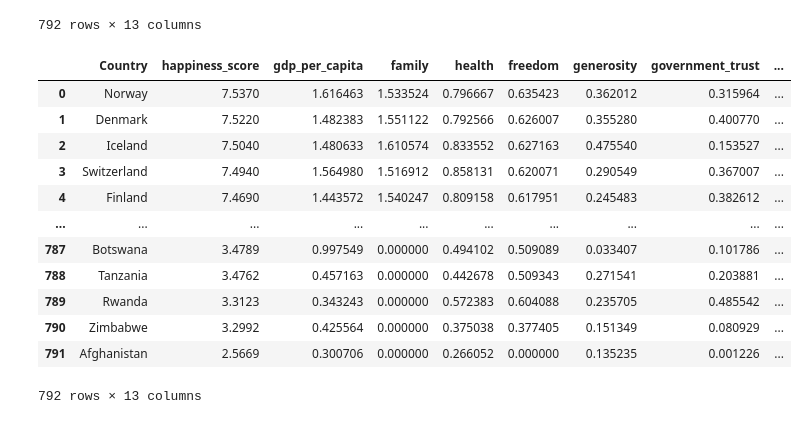
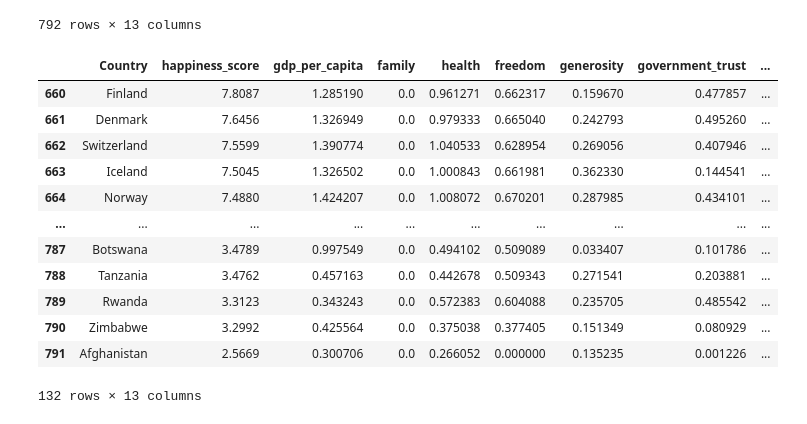
Before and after one commit to ikariyani/python-100daysChallenge, a Jupyter notebook: PROJECT/DAY 50/Untitled.ipynb, the cells around one changed output. Drawn from its saved outputs; the diff is of its cells as text; code cells hidden in the pictures.

```diff
--- a/PROJECT/DAY 50/Untitled.ipynb
+++ b/PROJECT/DAY 50/Untitled.ipynb
@@ -24,26 +31,21 @@ df
 | 791 | Afghanistan | 2.5669 | 0.300706 | 0.000000 | 0.266052 | 0.000000 | 0.135235 | 0.001226 | ... |
 792 rows × 13 columns
 # %%
-data = df.loc[(df['Year'] == 2020) |
-              (df['Year'] == 2019) |
-              (df['Year'] == 2018) |
-              (df['Year'] == 2017) |
-              (df['Year'] == 2016) |
-              (df['Year'] == 2015)]
+data = df.loc[(df['Year'] == 2020)  ]
 
 data
 # %% [output]
 |  | Country | happiness_score | gdp_per_capita | family | health | freedom | generosity | government_trust | ... |
-| 0 | Norway | 7.5370 | 1.616463 | 1.533524 | 0.796667 | 0.635423 | 0.362012 | 0.315964 | ... |
-| 1 | Denmark | 7.5220 | 1.482383 | 1.551122 | 0.792566 | 0.626007 | 0.355280 | 0.400770 | ... |
-| 2 | Iceland | 7.5040 | 1.480633 | 1.610574 | 0.833552 | 0.627163 | 0.475540 | 0.153527 | ... |
-| 3 | Switzerland | 7.4940 | 1.564980 | 1.516912 | 0.858131 | 0.620071 | 0.290549 | 0.367007 | ... |
-| 4 | Finland | 7.4690 | 1.443572 | 1.540247 | 0.809158 | 0.617951 | 0.245483 | 0.382612 | ... |
+| 660 | Finland | 7.8087 | 1.285190 | 0.0 | 0.961271 | 0.662317 | 0.159670 | 0.477857 | ... |
+| 661 | Denmark | 7.6456 | 1.326949 | 0.0 | 0.979333 | 0.665040 | 0.242793 | 0.495260 | ... |
+| 662 | Switzerland | 7.5599 | 1.390774 | 0.0 | 1.040533 | 0.628954 | 0.269056 | 0.407946 | ... |
+| 663 | Iceland | 7.5045 | 1.326502 | 0.0 | 1.000843 | 0.661981 | 0.362330 | 0.144541 | ... |
+| 664 | Norway | 7.4880 | 1.424207 | 0.0 | 1.008072 | 0.670201 | 0.287985 | 0.434101 | ... |
 | ... | ... | ... | ... | ... | ... | ... | ... | ... | ... |
-| 787 | Botswana | 3.4789 | 0.997549 | 0.000000 | 0.494102 | 0.509089 | 0.033407 | 0.101786 | ... |
-| 788 | Tanzania | 3.4762 | 0.457163 | 0.000000 | 0.442678 | 0.509343 | 0.271541 | 0.203881 | ... |
-| 789 | Rwanda | 3.3123 | 0.343243 | 0.000000 | 0.572383 | 0.604088 | 0.235705 | 0.485542 | ... |
-| 790 | Zimbabwe | 3.2992 | 0.425564 | 0.000000 | 0.375038 | 0.377405 | 0.151349 | 0.080929 | ... |
-| 791 | Afghanistan | 2.5669 | 0.300706 | 0.000000 | 0.266052 | 0.000000 | 0.135235 | 0.001226 | ... |
+| 787 | Botswana | 3.4789 | 0.997549 | 0.0 | 0.494102 | 0.509089 | 0.033407 | 0.101786 | ... |
+| 788 | Tanzania | 3.4762 | 0.457163 | 0.0 | 0.442678 | 0.509343 | 0.271541 | 0.203881 | ... |
+| 789 | Rwanda | 3.3123 | 0.343243 | 0.0 | 0.572383 | 0.604088 | 0.235705 | 0.485542 | ... |
+| 790 | Zimbabwe | 3.2992 | 0.425564 | 0.0 | 0.375038 | 0.377405 | 0.151349 | 0.080929 | ... |
+| 791 | Afghanistan | 2.5669 | 0.300706 | 0.0 | 0.266052 | 0.000000 | 0.135235 | 0.001226 | ... |
-792 rows × 13 columns
+132 rows × 13 columns
 # %%
```
Also changed, not shown: parts of 7 cells of this notebook, 33 other files.
